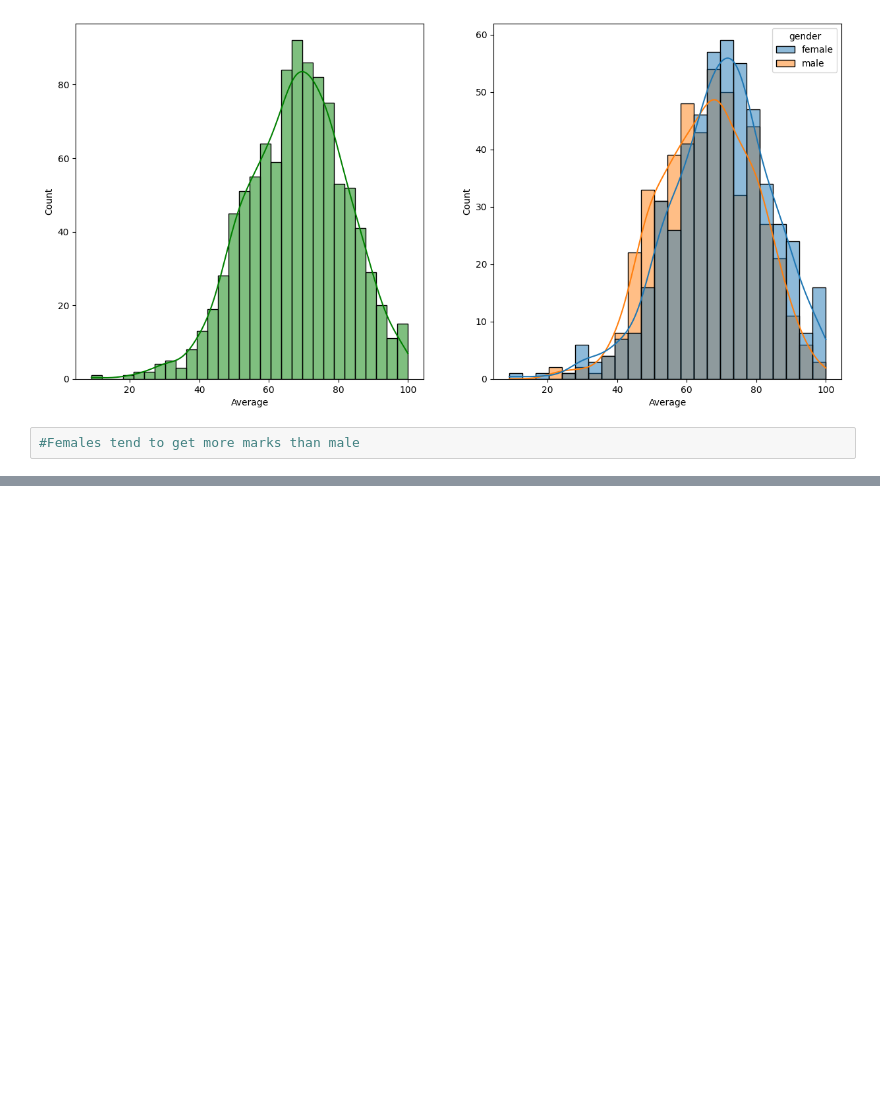
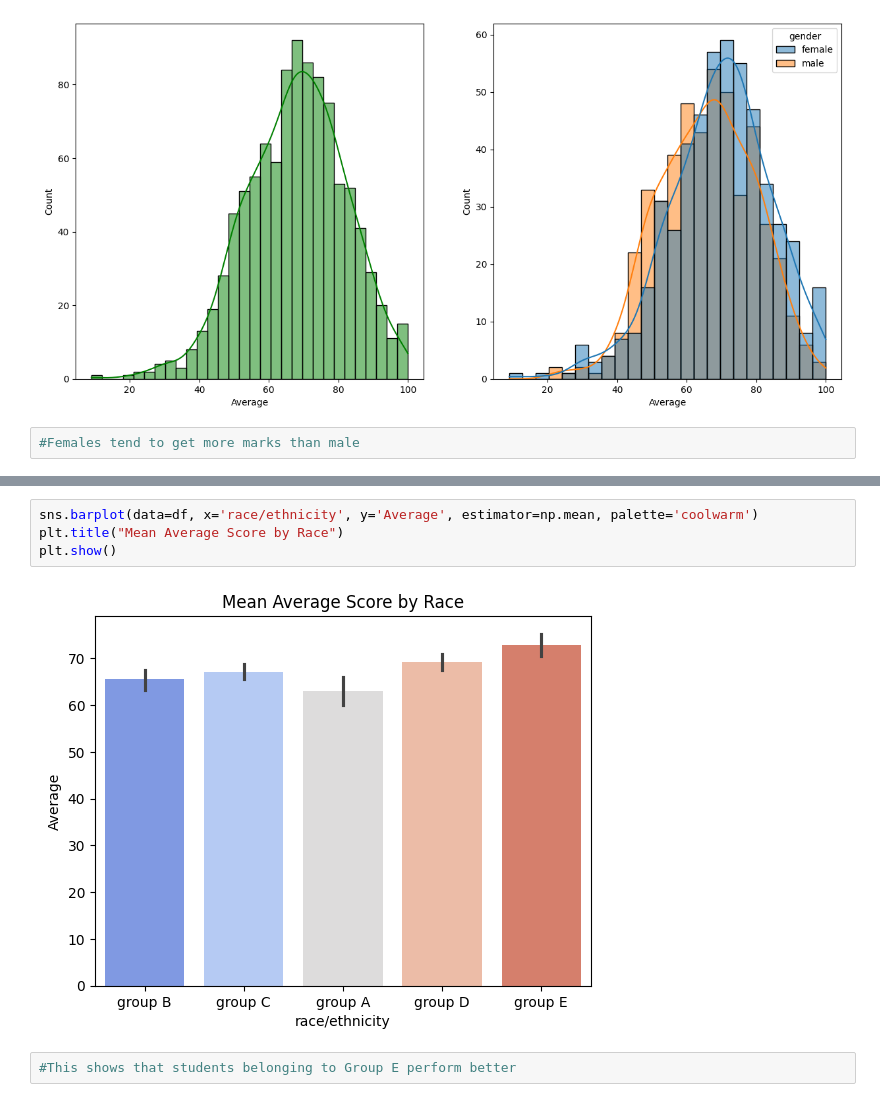
Before and after one commit to samyak8505/ML_Project, a Jupyter notebook: notebook/EDA STUDENT PERFORMANCE.ipynb, the cells around one changed output, grey strips where cells are left out. Cells and saved outputs as stored; diff of their text form; blank space fills up the shorter version.

```diff
--- a/notebook/EDA STUDENT PERFORMANCE.ipynb
+++ b/notebook/EDA STUDENT PERFORMANCE.ipynb
@@ -157,0 +161,8 @@ sns.histplot(data=df, x='Average', bins=30, kde=True, color='g', ax=axs[0])
+# %%
+sns.barplot(data=df, x='race/ethnicity', y='Average', estimator=np.mean, palette='coolwarm')
+plt.title("Mean Average Score by Race")
+plt.show()
+# %% [output]
+[figure, added]
+# %%
+#This shows that students belonging to Group E perform better
```
Also changed, not shown: parts of 5 cells of this notebook, 4 other files.
